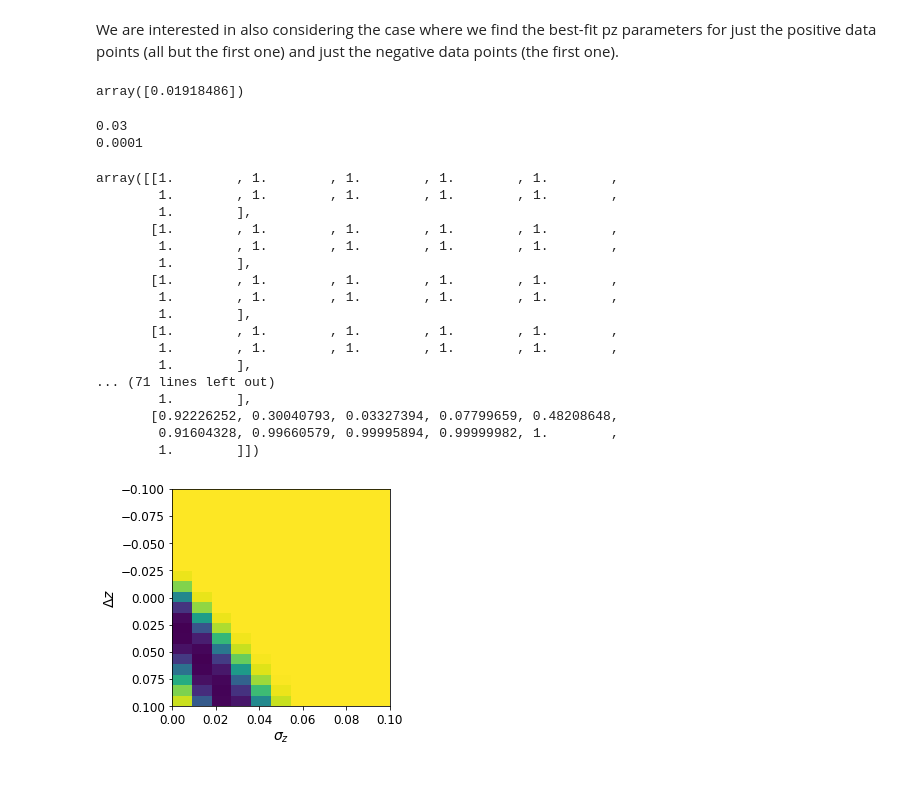
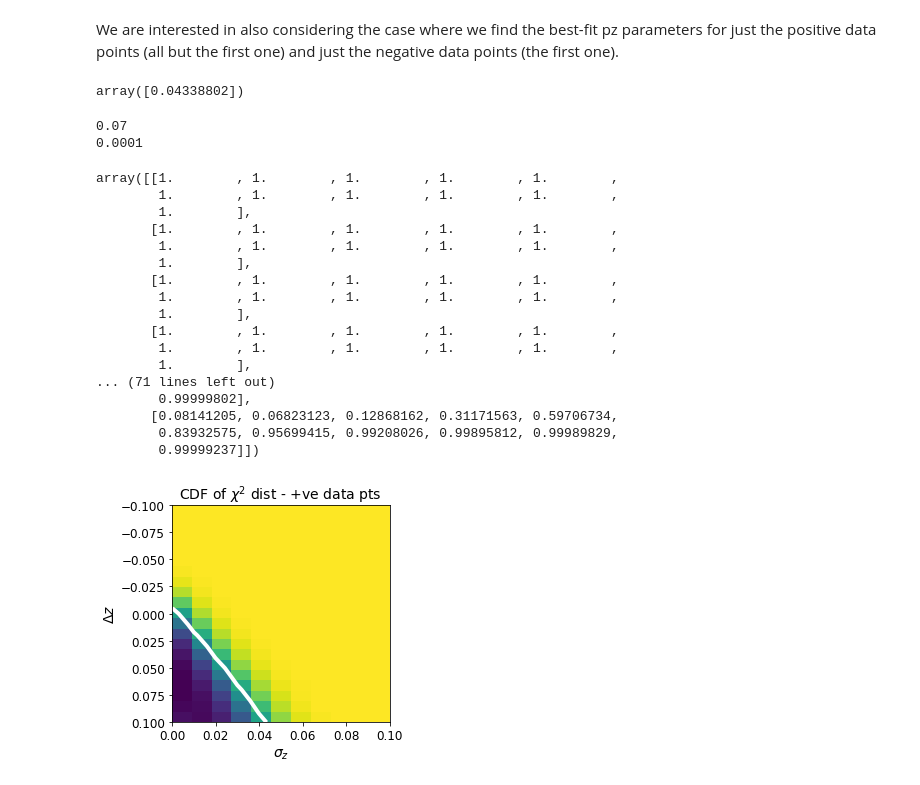
Before and after one commit to c-d-leonard/IA_GGL, a Jupyter notebook: pz_test_Dec21.ipynb, the cells around one changed output. Saved outputs shown, nothing was run; the diff lists cells and outputs as text; code cells hidden in the pictures.

```diff
--- a/pz_test_Dec21.ipynb
+++ b/pz_test_Dec21.ipynb
@@ -24,7 +24,7 @@ plt.figure()
 chisquared = np.zeros((len(delz), len(sigz)))
 for di in range(0,len(delz)):
     for si in range(0,len(sigz)):
-        theta, data_vec = np.loadtxt('./txtfiles/photo_z_test/gamma_IA_est_DESY1_no_fidIA_measured-redshifts-wrong_variableF_Planck18pars_sigma='+str(sigz[si])+'deltaz='+str(delz[di])+'.txt', unpack=True)
+        theta, data_vec = np.loadtxt('./txtfiles/photo_z_test/gamma_IA_est_DESY1_no_fidIA_measured-redshifts-wrong_variableF_DESHoD_sigma='+str(sigz[si])+'deltaz='+str(delz[di])+'.txt', unpack=True)
         plt.loglog(theta, -1.0*data_vec, 'o', label='$\delta z$='+str(delz[di])+', $\sigma$='+str(sigz[si]))
         diff = data_vec - gamma_IA_fid
         #print("data_vec=", data_vec)
@@ -80,8 +80,8 @@ plt.show()
 # Just to make sure it looks okay
 
 plt.figure()
-theta, data_vec = np.loadtxt('./txtfiles/photo_z_test/gamma_IA_est_DESY1_no_fidIA_measured-redshifts-wrong_variableF_Planck18pars_sigma=0.01deltaz=0.09.txt', unpack=True)
-plt.loglog(theta, data_vec, 'o', label='$\delta z$=0.09, $\sigma$=0.01')
+theta, data_vec = np.loadtxt('./txtfiles/photo_z_test/gamma_IA_est_DESY1_no_fidIA_measured-redshifts-wrong_variableF_DESHoD_sigma=0.0001deltaz=0.07.txt', unpack=True)
+plt.loglog(theta, data_vec, 'o', label='$\delta z$=0.07, $\sigma$=0.0')
 plt.errorbar(theta, gamma_IA_fid, yerr = np.sqrt(np.diag(data_cov)), marker='o',ls='none',label='measurement')
 plt.ylabel('$\gamma_{IA}(\\theta)$')
 plt.xlabel('$\\theta$, arcmin')
@@ -217,7 +213,7 @@ inv_data_cov_pos = np.linalg.inv(data_cov_pos)
 chisquared_pos = np.zeros((len(delz), len(sigz)))
 for di in range(0,len(delz)):
     for si in range(0,len(sigz)):
-        theta, data_vec = np.loadtxt('./txtfiles/photo_z_test/gamma_IA_est_DESY1_no_fidIA_measured-redshifts-wrong_variableF_Planck18pars_sigma='+str(sigz[si])+'deltaz='+str(delz[di])+'.txt', unpack=True)
+        theta, data_vec = np.loadtxt('./txtfiles/photo_z_test/gamma_IA_est_DESY1_no_fidIA_measured-redshifts-wrong_variableF_DESHoD_sigma='+str(sigz[si])+'deltaz='+str(delz[di])+'.txt', unpack=True)
         theta_pos = theta[1:]
         data_vec_pos = data_vec[1:]
         #plt.loglog(theta, -1.0*data_vec, 'o', label='$\delta z$='+str(delz[di])+', $\sigma$='+str(sigz[si]))
@@ -247,13 +243,13 @@ ind_min_pos = np.where(cdf_grid_pos == np.amin(cdf_grid_pos))
 # %%
 cdf_grid_pos[ind_min_pos]
 # %% [output]
-array([0.01918486])
+array([0.04338802])
 # %%
 # Thesea are then the best fit pz parameters in the range.
 print(delz[ind_min_pos[0][0]])
 print(sigz[ind_min_pos[1][0]])
 # %% [output]
-0.03
+0.07
 0.0001
 # %%
 cdf_grid_pos
@@ -271,27 +267,27 @@ array([[1.        , 1.        , 1.        , 1.        , 1.        ,
         1.        , 1.        , 1.        , 1.        , 1.        ,
         1.        ],
 ... (71 lines left out)
-        1.        ],
-       [0.92226252, 0.30040793, 0.03327394, 0.07799659, 0.48208648,
-        0.91604328, 0.99660579, 0.99995894, 0.99999982, 1.        ,
-        1.        ]])
+        0.99999802],
+       [0.08141205, 0.06823123, 0.12868162, 0.31171563, 0.59706734,
+        0.83932575, 0.95699415, 0.99208026, 0.99895812, 0.99989829,
+        0.99999237]])
 # %%
 # Plot the cdf as a function of photo-z params
 plt.figure()
 plt.imshow(cdf_grid_pos[8:,:], extent = [0.0, 0.1, 0.1, -0.1], aspect=1.0/2.0)
 #plt.imshow(cdf_grid_pos, extent = [0.0, 0.1, 0.1, -0.18], aspect=1.0/2.0)
 plt.xlabel('$\sigma_z$', fontsize=14)
 plt.ylabel('$\Delta z$', fontsize=14)
 plt.xticks(fontsize=12)
 plt.yticks(fontsize=12)
-#plt.title('CDF of $\chi^2$ dist - +ve data pts', fontsize=14)
+plt.title('CDF of $\chi^2$ dist - +ve data pts', fontsize=14)
 #cbar = plt.colorbar()
 #cbar.ax.tick_params(labelsize=14)
-#plt.contour(sigz, delz[8:], cdf_grid_pos[8:,:], [0.68], colors='#FFFFFF', linewidths=4)
+plt.contour(sigz, delz[8:], cdf_grid_pos[8:,:], [0.68], colors='#FFFFFF', linewidths=4)
 #plt.savefig('./pvalues_w1halo_variableF_Planck18.png')
 plt.show()
 # %% [output]
-[figure, old version]
+[figure, new version]
 # %%
 gamma_IA_neg = gamma_IA_fid[0]
 data_cov_neg = data_cov[0,0]
```
Also changed, not shown: parts of 8 cells of this notebook, 4 other files.
